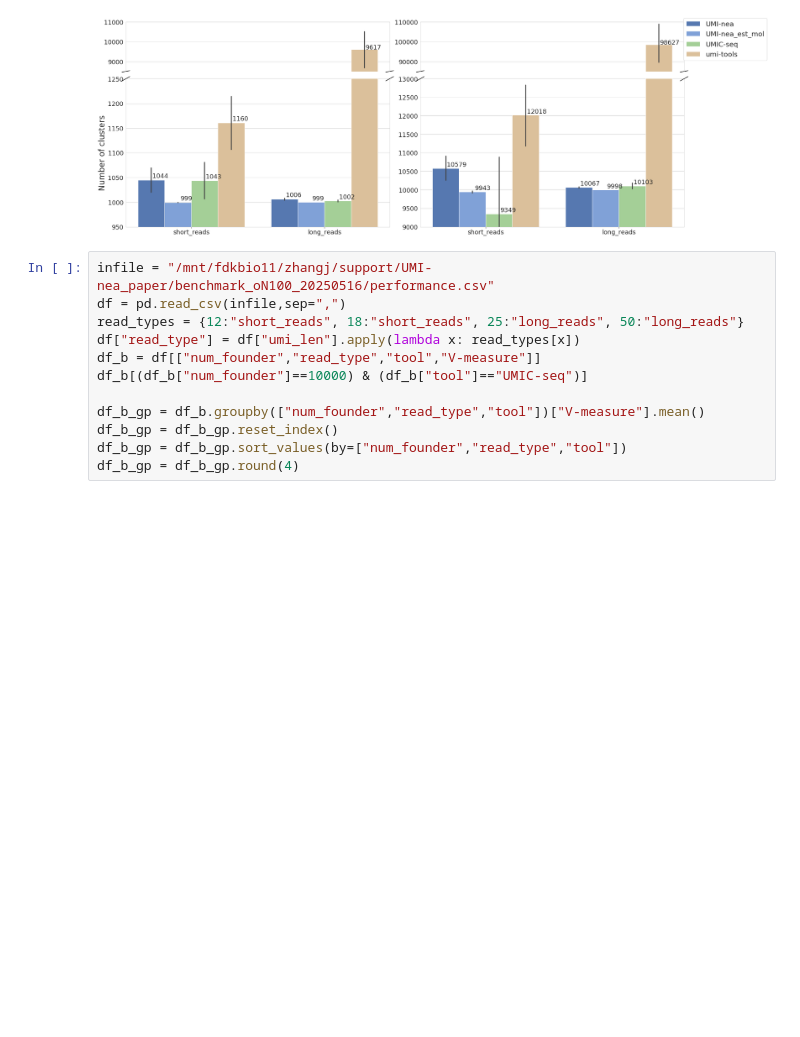
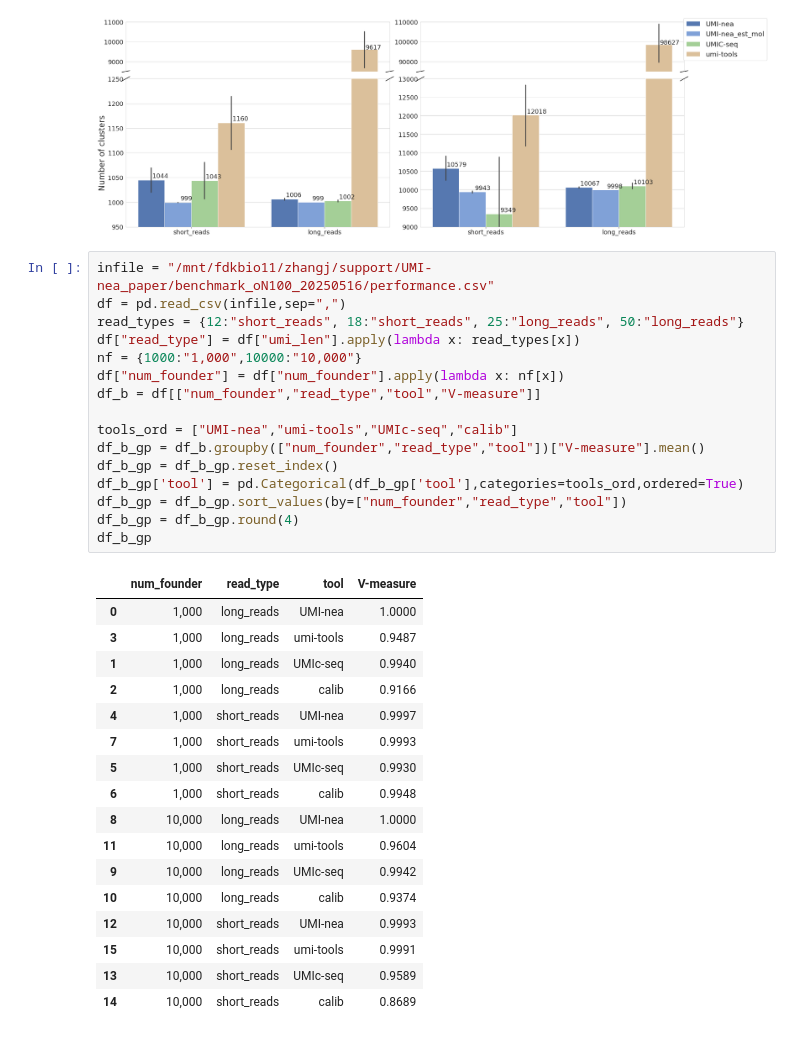
Before and after one commit to Qiaseq-research/UMI-nea, a Jupyter notebook: benchmark/plot_fig1.ipynb, the cells around one changed output. Cells and saved outputs as stored; diff of their text form; blank space fills up the shorter version.

```diff
--- a/benchmark/plot_fig1.ipynb
+++ b/benchmark/plot_fig1.ipynb
@@ -85,12 +85,34 @@ fig.legend(lines, labels, loc='upper right', bbox_to_anchor=(1.135,1), fontsize=
 # %%
 infile = "/mnt/fdkbio11/zhangj/support/UMI-nea_paper/benchmark_oN100_20250516/performance.csv"
 df = pd.read_csv(infile,sep=",")
 read_types = {12:"short_reads", 18:"short_reads", 25:"long_reads", 50:"long_reads"}
 df["read_type"] = df["umi_len"].apply(lambda x: read_types[x])
+nf = {1000:"1,000",10000:"10,000"}
+df["num_founder"] = df["num_founder"].apply(lambda x: nf[x])
 df_b = df[["num_founder","read_type","tool","V-measure"]]
-df_b[(df_b["num_founder"]==10000) & (df_b["tool"]=="UMIC-seq")]
 
+tools_ord = ["UMI-nea","umi-tools","UMIc-seq","calib"]
 df_b_gp = df_b.groupby(["num_founder","read_type","tool"])["V-measure"].mean()
 df_b_gp = df_b_gp.reset_index()
+df_b_gp['tool'] = pd.Categorical(df_b_gp['tool'],categories=tools_ord,ordered=True)
 df_b_gp = df_b_gp.sort_values(by=["num_founder","read_type","tool"])
 df_b_gp = df_b_gp.round(4)
+df_b_gp
+# %% [output]
+|  | num_founder | read_type | tool | V-measure |
+| 0 | 1,000 | long_reads | UMI-nea | 1.0000 |
+| 3 | 1,000 | long_reads | umi-tools | 0.9487 |
+| 1 | 1,000 | long_reads | UMIc-seq | 0.9940 |
+| 2 | 1,000 | long_reads | calib | 0.9166 |
+| 4 | 1,000 | short_reads | UMI-nea | 0.9997 |
+| 7 | 1,000 | short_reads | umi-tools | 0.9993 |
+| 5 | 1,000 | short_reads | UMIc-seq | 0.9930 |
+| 6 | 1,000 | short_reads | calib | 0.9948 |
+| 8 | 10,000 | long_reads | UMI-nea | 1.0000 |
+| 11 | 10,000 | long_reads | umi-tools | 0.9604 |
+| 9 | 10,000 | long_reads | UMIc-seq | 0.9942 |
+| 10 | 10,000 | long_reads | calib | 0.9374 |
+| 12 | 10,000 | short_reads | UMI-nea | 0.9993 |
+| 15 | 10,000 | short_reads | umi-tools | 0.9991 |
+| 13 | 10,000 | short_reads | UMIc-seq | 0.9589 |
+| 14 | 10,000 | short_reads | calib | 0.8689 |
```
Also changed, not shown: parts of 3 cells of this notebook, 6 other files.
